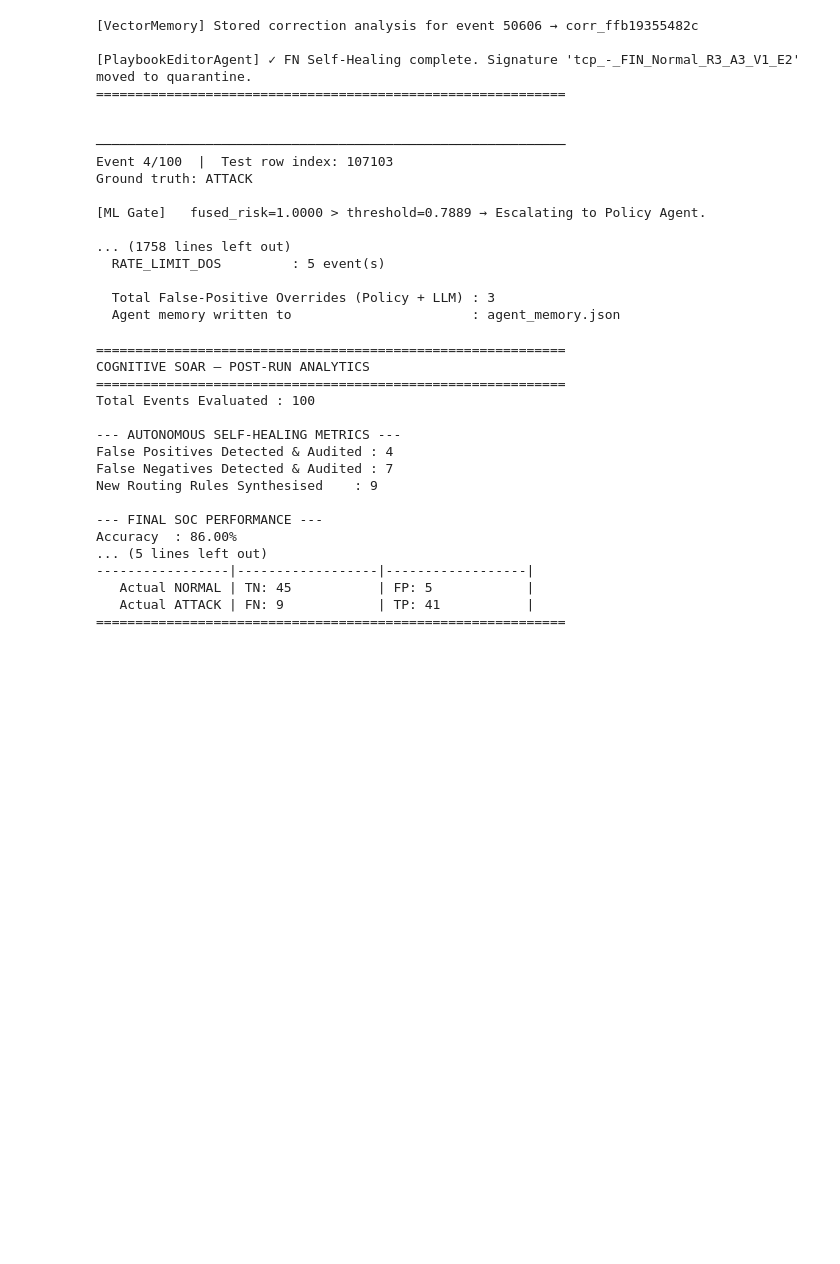
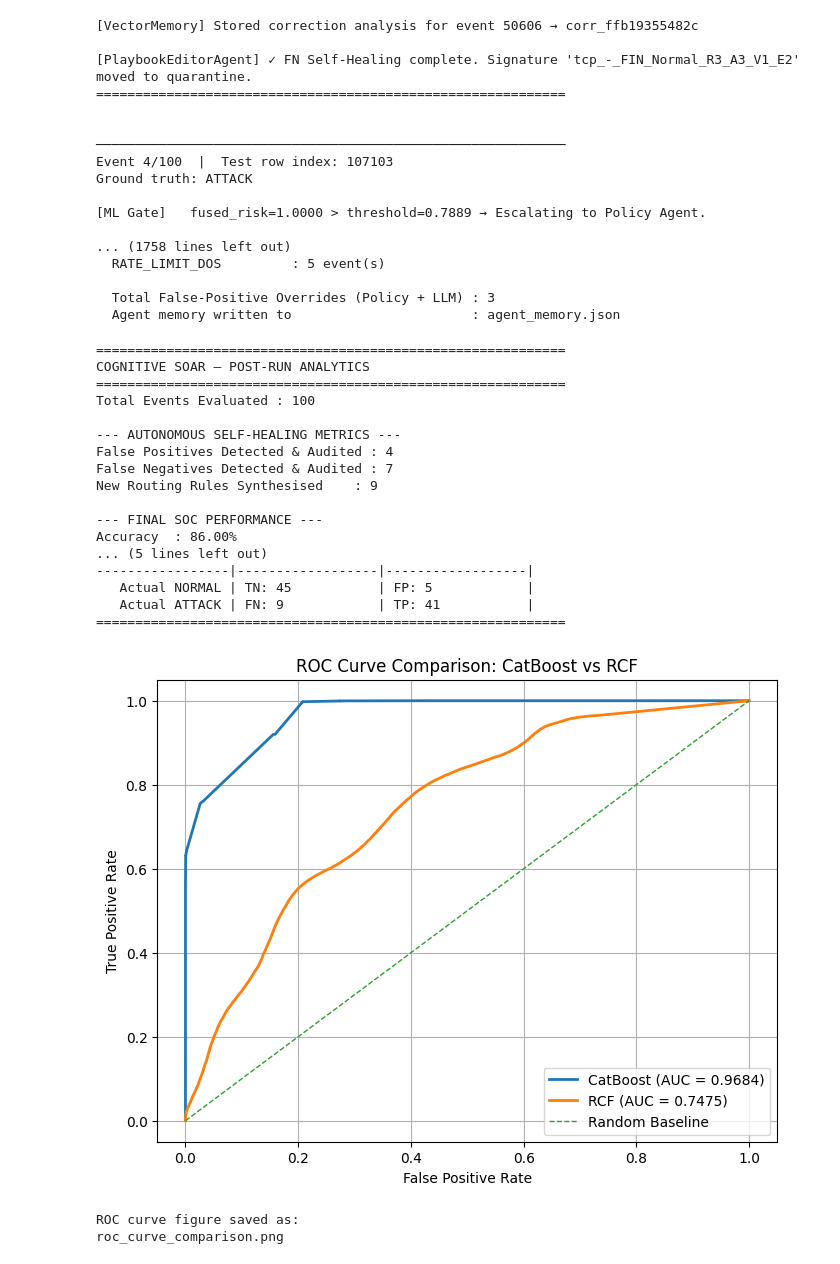
Before and after one commit to Arperior/Agentic-SOAR, a Jupyter notebook: core.ipynb, the cells around one changed output. Drawn from its saved outputs; the diff is of its cells as text; code cells hidden in the pictures; blank space fills up the shorter version.

```diff
--- a/core.ipynb
+++ b/core.ipynb
@@ -756,3 +728,82 @@ Accuracy  : 86.00%
    Actual NORMAL | TN: 45           | FP: 5            |
    Actual ATTACK | FN: 9            | TP: 41           |
 ============================================================
+# %%
+import joblib
+import matplotlib.pyplot as plt
+
+from sklearn.metrics import roc_curve, auc
+
+# ─────────────────────────────────────────────────────────────
+# Load cached evaluation data
+# ─────────────────────────────────────────────────────────────
+cache = joblib.load("Saves/test_evaluation_cache.joblib")
+
+y_test_bin = cache["y_test_bin"]
+
+# CatBoost scores
+cat_scores = cache["cat_scores_test"]
+
+# RCF normalized anomaly scores
+rcf_scores = cache["rcf_scores_test_norm"]
+
+# ─────────────────────────────────────────────────────────────
+# Compute ROC curves
+# ─────────────────────────────────────────────────────────────
+fpr_cat, tpr_cat, _ = roc_curve(y_test_bin, cat_scores)
+roc_auc_cat = auc(fpr_cat, tpr_cat)
+
+fpr_rcf, tpr_rcf, _ = roc_curve(y_test_bin, rcf_scores)
+roc_auc_rcf = auc(fpr_rcf, tpr_rcf)
+
+# ─────────────────────────────────────────────────────────────
+# Plot ROC curves
+# ─────────────────────────────────────────────────────────────
+plt.figure(figsize=(8, 6))
+
+plt.plot(
+    fpr_cat,
+    tpr_cat,
+    linewidth=2,
+    label=f"CatBoost (AUC = {roc_auc_cat:.4f})"
+)
+
+plt.plot(
+    fpr_rcf,
+    tpr_rcf,
+    linewidth=2,
+    label=f"RCF (AUC = {roc_auc_rcf:.4f})"
+)
+
+# Random classifier baseline
+plt.plot(
+    [0, 1],
+    [0, 1],
+    linestyle="--",
+    linewidth=1,
+    label="Random Baseline"
+)
+
+# Labels and styling
+plt.xlabel("False Positive Rate")
+plt.ylabel("True Positive Rate")
+plt.title("ROC Curve Comparison: CatBoost vs RCF")
+
+plt.legend(loc="lower right")
+plt.grid(True)
+
+# Save high-resolution figure
+plt.savefig(
+    "roc_curve_comparison.png",
+    dpi=300,
+    bbox_inches="tight"
+)
+
+plt.show()
+
+print("\nROC curve figure saved as:")
+print("roc_curve_comparison.png")
+# %% [output]
+[figure, added]
+ROC curve figure saved as:
+roc_curve_comparison.png
```
Also changed, not shown: parts of 5 cells of this notebook, 3 other files.
